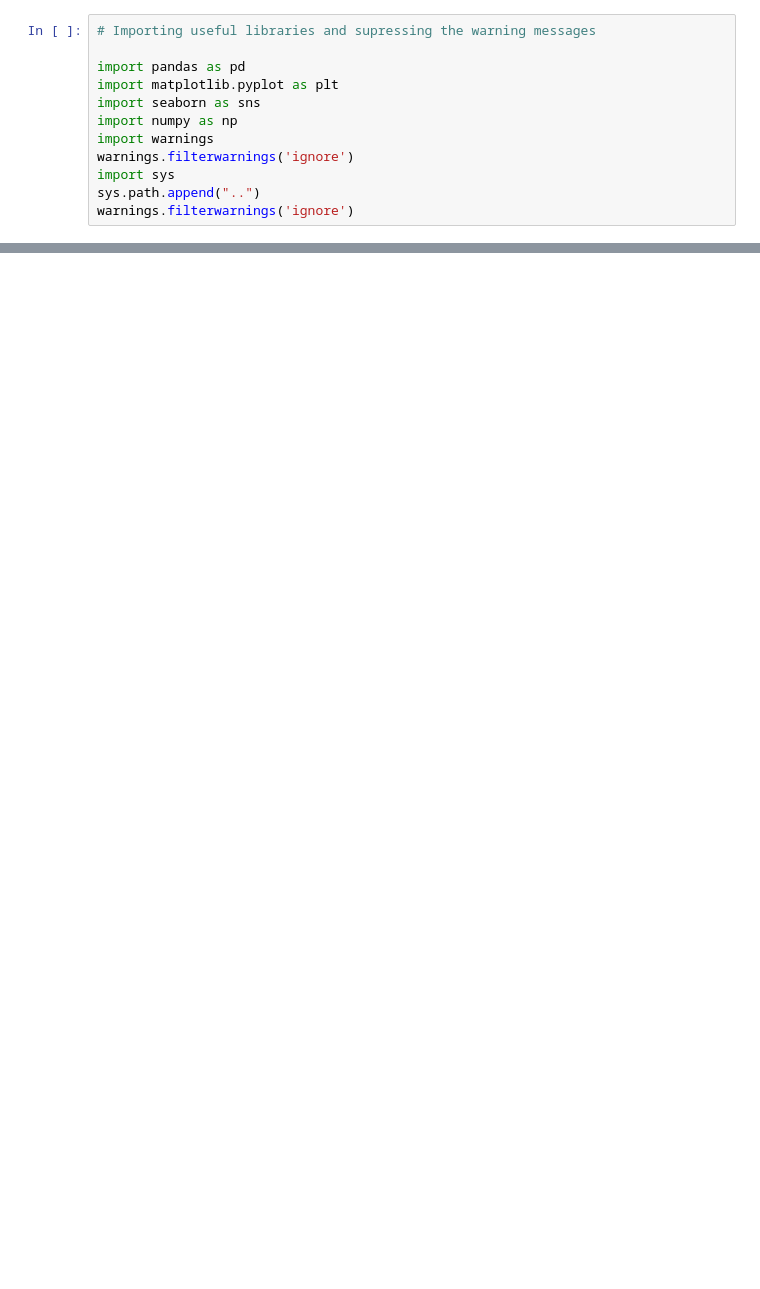
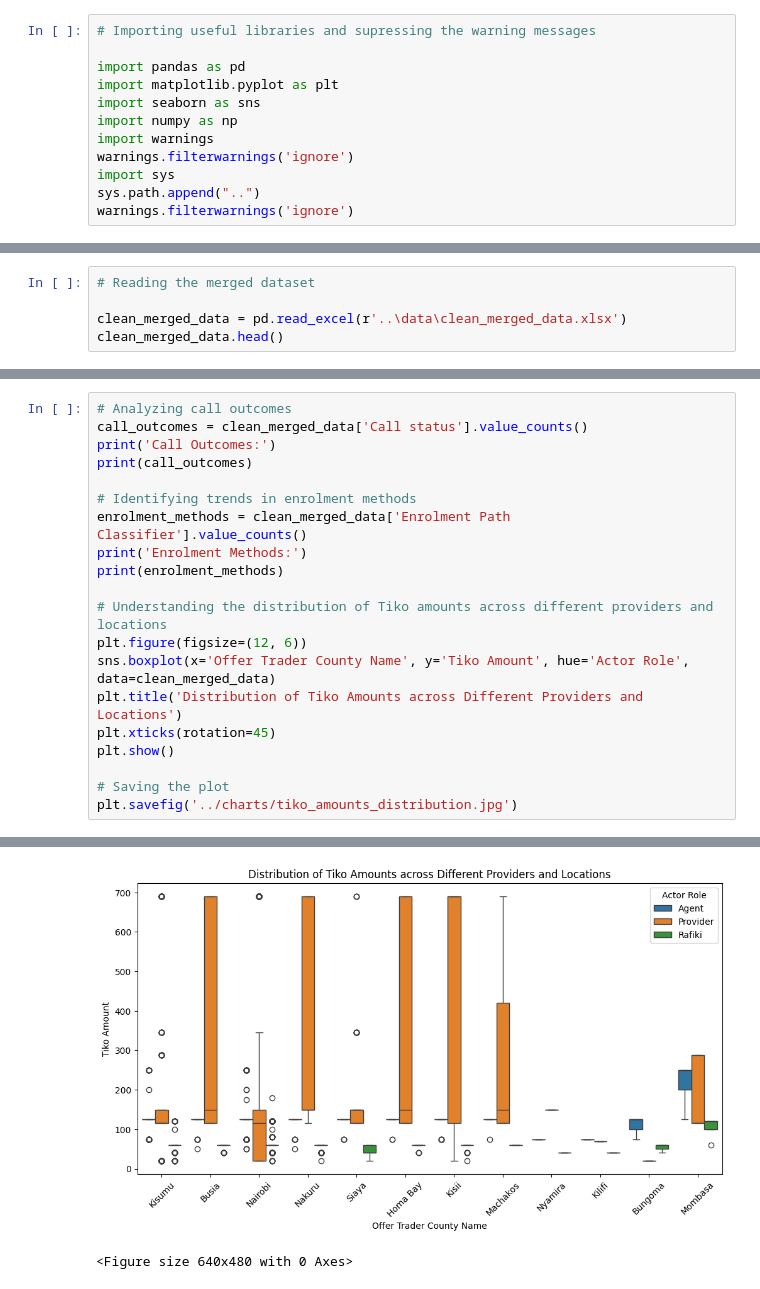
Before and after one commit to Tilda98/Risk_Analyst_Practical, a Jupyter notebook: notebooks/data_visualization.ipynb, the cells around one changed output, grey strips where cells are left out. Cells and saved outputs as stored; diff of their text form; blank space fills up the shorter version.

Commit message:
Further analysis of the merged data

```diff
--- a/notebooks/data_visualization.ipynb
+++ b/notebooks/data_visualization.ipynb
@@ -177,0 +18,5 @@ axes[2][1].tick_params(labelrotation=90);
+# %%
+# Reading the merged dataset
+
+clean_merged_data = pd.read_excel(r'..\data\clean_merged_data.xlsx')
+clean_merged_data.head()
@@ -177,0 +85,21 @@ axes[2][1].tick_params(labelrotation=90);
+# %%
+# Analyzing call outcomes
+call_outcomes = clean_merged_data['Call status'].value_counts()
+print('Call Outcomes:')
+print(call_outcomes)
+
+# Identifying trends in enrolment methods
+enrolment_methods = clean_merged_data['Enrolment Path Classifier'].value_counts()
+print('Enrolment Methods:')
+print(enrolment_methods)
+
+# Understanding the distribution of Tiko amounts across different providers and locations
+plt.figure(figsize=(12, 6))
+sns.boxplot(x='Offer Trader County Name', y='Tiko Amount', hue='Actor Role', data=clean_merged_data)
+plt.title('Distribution of Tiko Amounts across Different Providers and Locations')
+plt.xticks(rotation=45)
+plt.show()
+
+# Saving the plot
+plt.savefig('../charts/tiko_amounts_distribution.jpg')
+# %% [output]
@@ -177,0 +122,2 @@ axes[2][1].tick_params(labelrotation=90);
+[figure, added]
+<Figure size 640x480 with 0 Axes>
```
Also changed, not shown: parts of 35 cells of this notebook, 2 other files.
